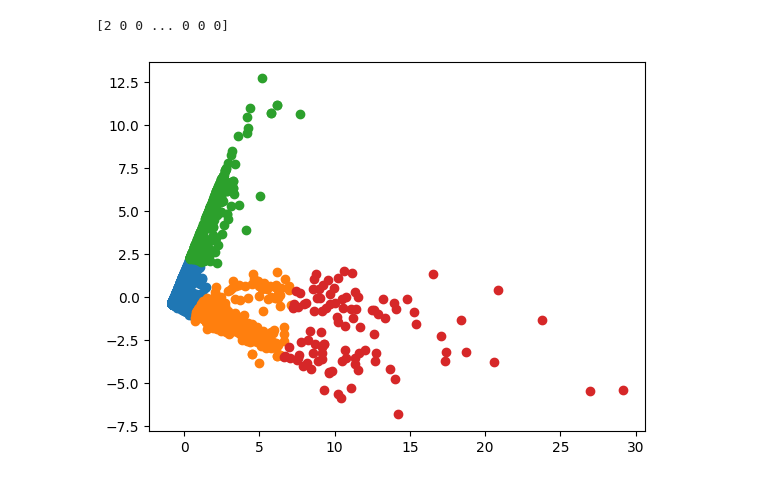
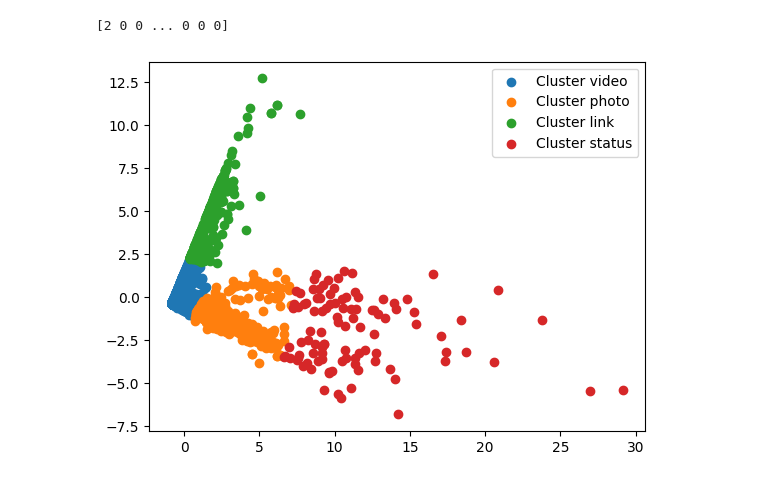
Before and after one commit to AmenAllahHemdani/Unsupervised-first-project, a Jupyter notebook: main.ipynb, the cells around one changed output. Saved outputs shown, nothing was run; the diff lists cells and outputs as text; code cells hidden in the pictures.

Commit message:
Update main file (graph labels)

```diff
--- a/main.ipynb
+++ b/main.ipynb
@@ -202,9 +202,12 @@ print(label)
 # %% [output]
 [2 0 0 ... 0 0 0]
 # %%
+label_code = {0 : "video", 1 : "photo", 2 : "link", 3 : "status"}
+
 for i in range(4):
-    plt.scatter(pca_features[labels == i, 0], pca_features[labels == i, 1], label=f"Cluster {i}")
+    plt.scatter(pca_features[labels == i, 0], pca_features[labels == i, 1], label=f"Cluster {label_code[i]}")
 
+plt.legend()
 plt.show()
 # %% [output]
-[figure, old version]
+[figure, new version]
```
